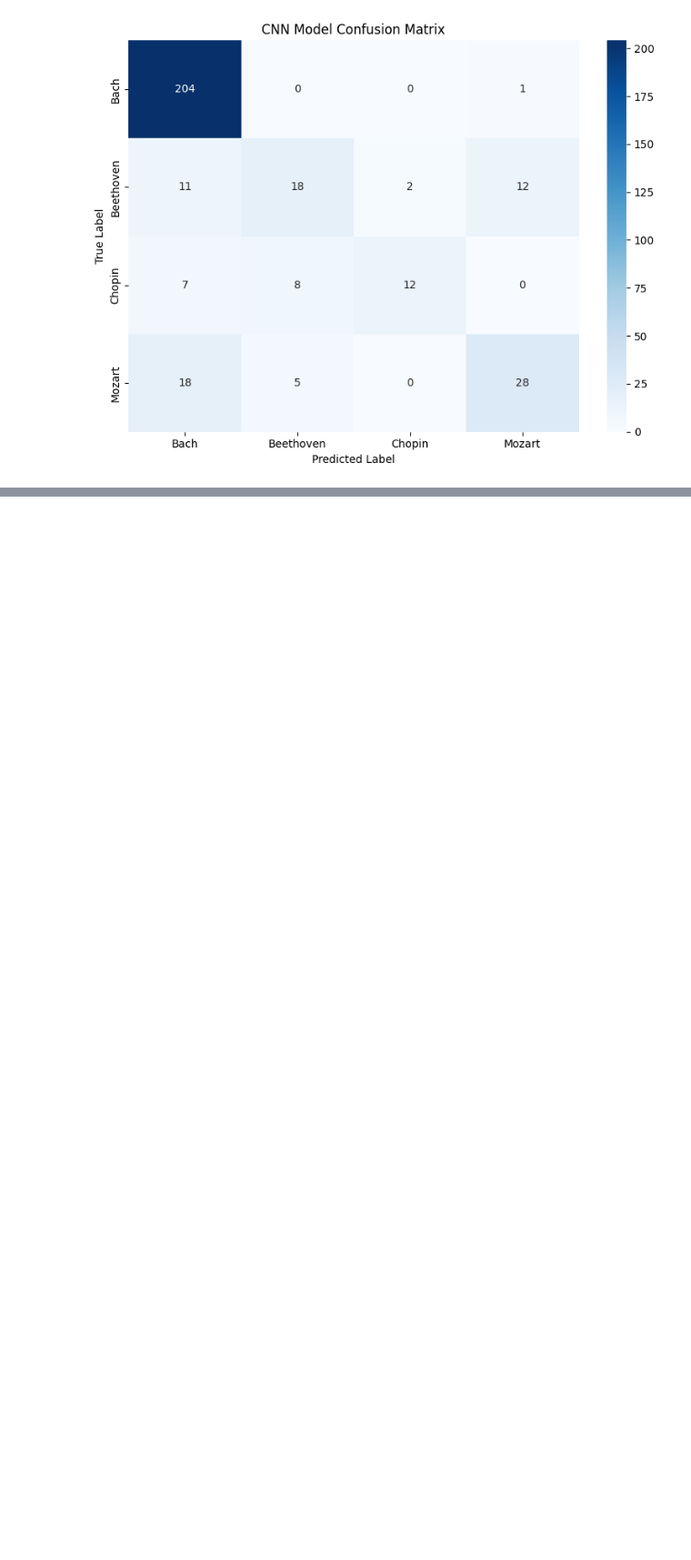
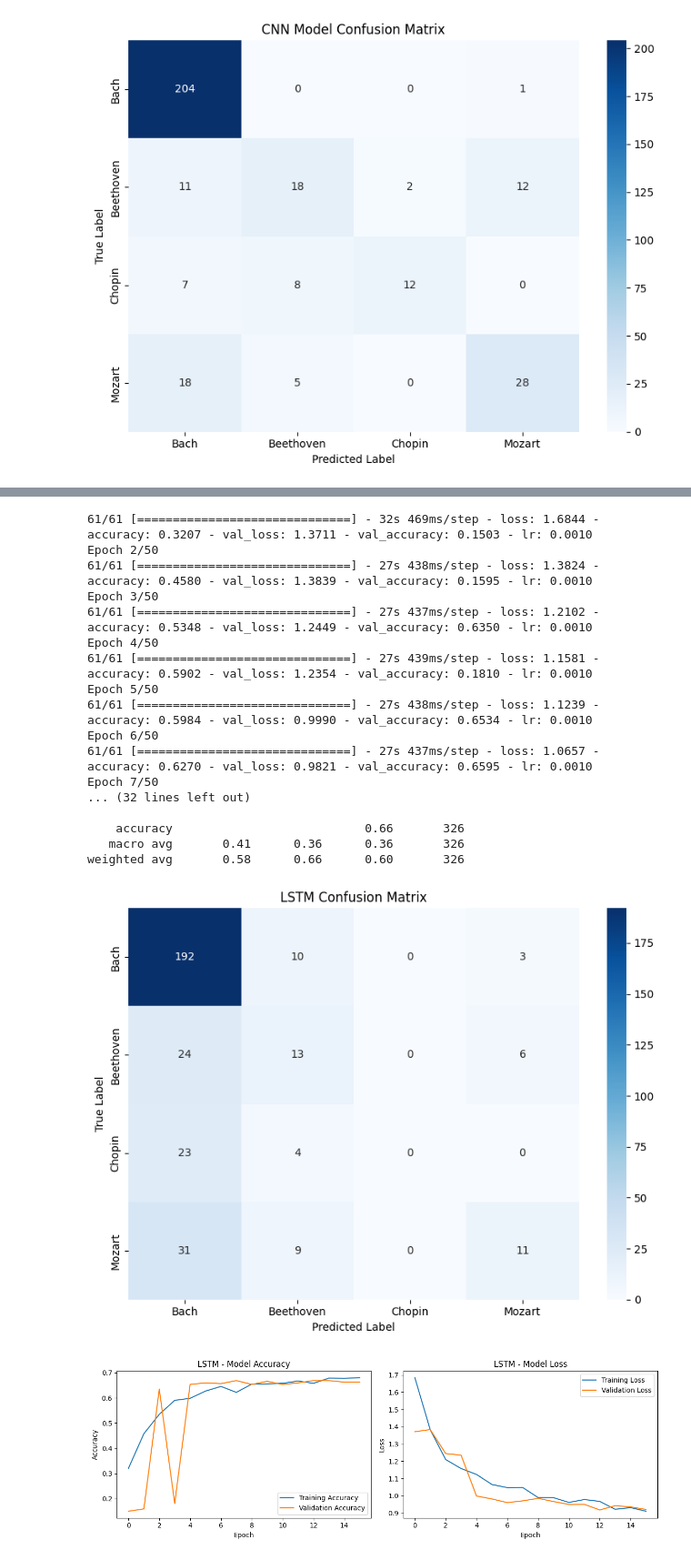
Before and after one commit to qmou11/music_genre_composer_classification, a Jupyter notebook: final prject (1).ipynb, the cells around one changed output, grey strips where cells are left out. Shown at 91% size. Cells and saved outputs as stored; diff of their text form; code cells hidden in the pictures; blank space fills up the shorter version.

Commit message:
feat: add RNN model

```diff
--- a/final prject (1).ipynb
+++ b/final prject (1).ipynb
@@ -1079,3 +1078,25 @@ Classification Report:
    macro avg       0.74      0.60      0.65       326
 weighted avg       0.79      0.80      0.78       326
 [figure]
+# %%
+# Prepare data for RNN (transpose for time series)
+# From (samples, 128, time_steps) to (samples, time_steps, 128)
+X_train_rnn = np.transpose(X_train, (0, 2, 1))
+X_val_rnn = np.transpose(X_val, (0, 2, 1))
+X_test_rnn = np.transpose(X_test, (0, 2, 1))
+
+print("Data prepared for RNN:")
+print(f"X_train_rnn shape: {X_train_rnn.shape}")
+print(f"X_val_rnn shape: {X_val_rnn.shape}")
+print(f"X_test_rnn shape: {X_test_rnn.shape}")
+
+# Create data dictionary for easy access
+rnn_data = {
+    'X_train': X_train_rnn,
+    'X_val': X_val_rnn,
+    'X_test': X_test_rnn,
+    'y_train': y_train,
+    'y_val': y_val,
+    'y_test': y_test,
+    'composer_names': composer_names
+}
@@ -1081,0 +1295,19 @@ weighted avg       0.79      0.80      0.78       326
+# %%
+input_shape = X_train_rnn.shape[1:]
+num_classes = len(composer_names)
+
+print(f"Input shape: {input_shape}")
+print(f"Number of classes: {num_classes}")
+
+# Create and train different models
+models = {}
+
+# 1. LSTM Model
+print("1. IMPROVED LSTM MODEL")
+
+improved_lstm = create_lstm_model(input_shape, num_classes)
+models['lstm'] = train_and_evaluate_model(
+    improved_lstm, "LSTM",
+    X_train_rnn, y_train, X_val_rnn, y_val, X_test_rnn, y_test
+)
+# %% [output]
@@ -1081,0 +1332,19 @@ weighted avg       0.79      0.80      0.78       326
+61/61 [==============================] - 32s 469ms/step - loss: 1.6844 - accuracy: 0.3207 - val_loss: 1.3711 - val_accuracy: 0.1503 - lr: 0.0010
+Epoch 2/50
+61/61 [==============================] - 27s 438ms/step - loss: 1.3824 - accuracy: 0.4580 - val_loss: 1.3839 - val_accuracy: 0.1595 - lr: 0.0010
+Epoch 3/50
+61/61 [==============================] - 27s 437ms/step - loss: 1.2102 - accuracy: 0.5348 - val_loss: 1.2449 - val_accuracy: 0.6350 - lr: 0.0010
+Epoch 4/50
+61/61 [==============================] - 27s 439ms/step - loss: 1.1581 - accuracy: 0.5902 - val_loss: 1.2354 - val_accuracy: 0.1810 - lr: 0.0010
+Epoch 5/50
+61/61 [==============================] - 27s 438ms/step - loss: 1.1239 - accuracy: 0.5984 - val_loss: 0.9990 - val_accuracy: 0.6534 - lr: 0.0010
+Epoch 6/50
+61/61 [==============================] - 27s 437ms/step - loss: 1.0657 - accuracy: 0.6270 - val_loss: 0.9821 - val_accuracy: 0.6595 - lr: 0.0010
+Epoch 7/50
+... (32 lines left out)
+
+    accuracy                           0.66       326
+   macro avg       0.41      0.36      0.36       326
+weighted avg       0.58      0.66      0.60       326
+[figure, added]
+[figure, added]
```
Also changed, not shown: parts of 11 cells of this notebook.
